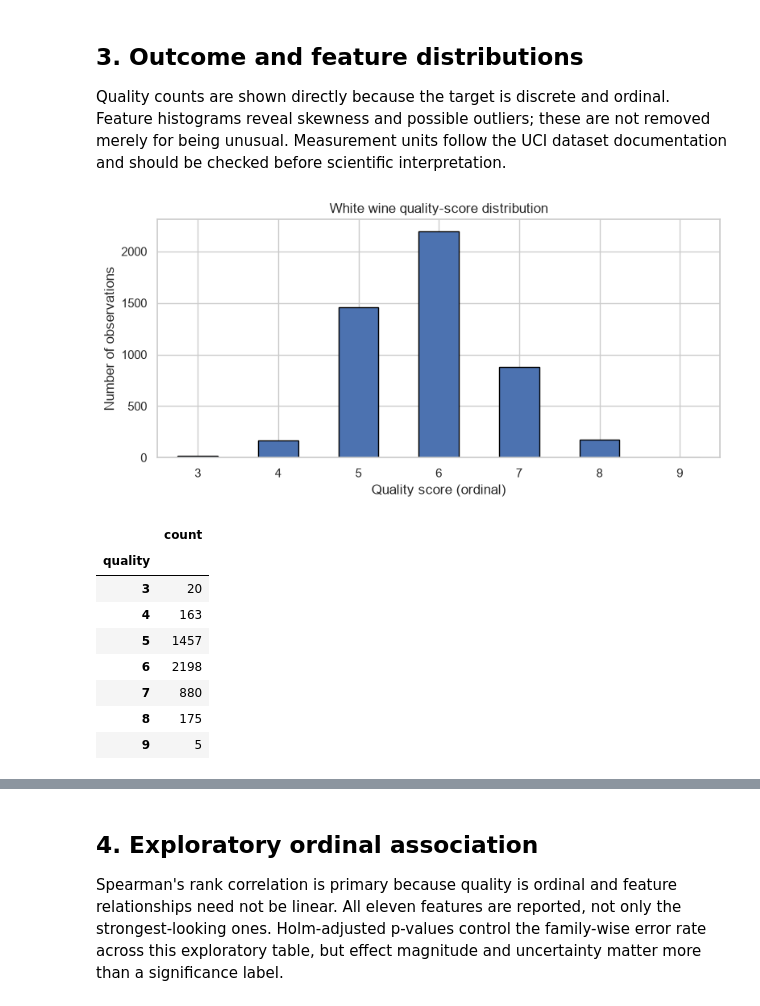
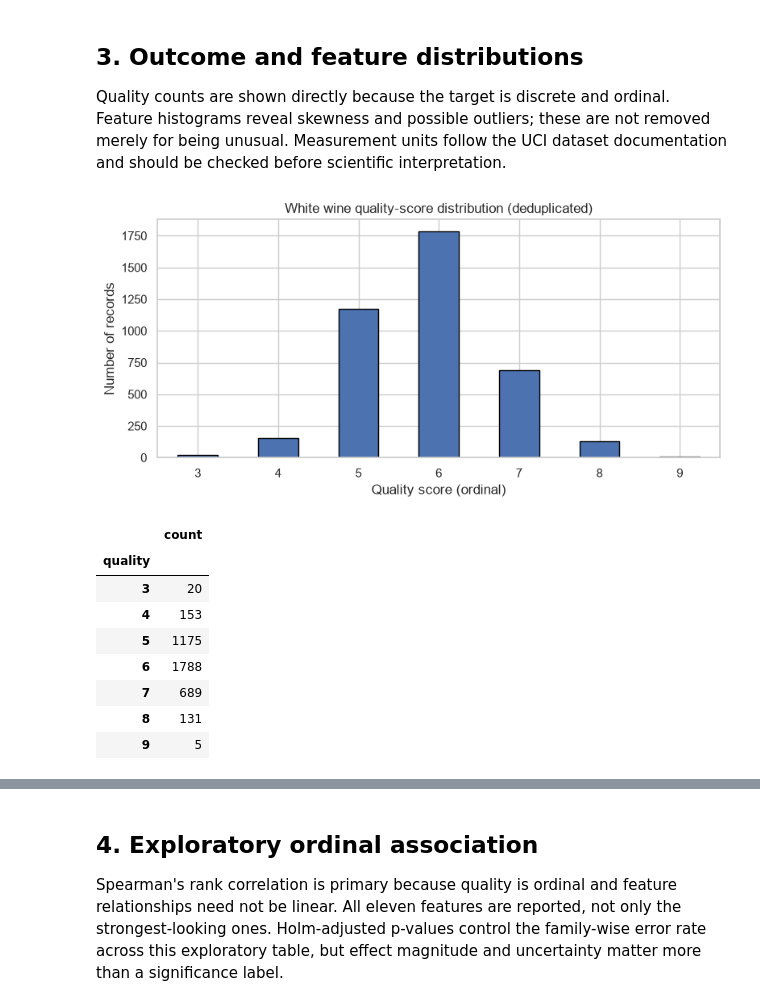
Before and after one commit to karimchaal911-web/PROJECTS, a Jupyter notebook: WINE QUALITY ANALYSIS/notebooks/WHITE_WINE_ANALYSIS.ipynb, the cells around one changed output, grey strips where cells are left out. Saved outputs shown, nothing was run; the diff lists cells and outputs as text; code cells hidden in the pictures.

Commit message:
Align report figures with deduplicated data

```diff
--- a/WINE QUALITY ANALYSIS/notebooks/WHITE_WINE_ANALYSIS.ipynb
+++ b/WINE QUALITY ANALYSIS/notebooks/WHITE_WINE_ANALYSIS.ipynb
@@ -124,23 +124,23 @@ descriptive_summary(white_raw).round(4)
 
 Quality counts are shown directly because the target is discrete and ordinal. Feature histograms reveal skewness and possible outliers; these are not removed merely for being unusual. Measurement units follow the UCI dataset documentation and should be checked before scientific interpretation.
 # %%
-quality_counts = white_raw["quality"].value_counts().sort_index()
+quality_counts = white_unique["quality"].value_counts().sort_index()
 ax = quality_counts.plot.bar(figsize=(8, 4), edgecolor="black")
-ax.set(title="White wine quality-score distribution", xlabel="Quality score (ordinal)", ylabel="Number of observations")
+ax.set(title="White wine quality-score distribution (deduplicated)", xlabel="Quality score (ordinal)", ylabel="Number of records")
 ax.tick_params(axis="x", rotation=0)
 plt.tight_layout()
 plt.savefig(FIGURES_DIR / "quality_score_distribution.png", dpi=300, bbox_inches="tight")
 plt.show()
 quality_counts.to_frame("count")
 # %% [output]
-[figure, old version]
+[figure, new version]
 |  | count |
 | quality |  |
 | 3 | 20 |
-| 4 | 163 |
-| 5 | 1457 |
-| 6 | 2198 |
-| 7 | 880 |
-| 8 | 175 |
+| 4 | 153 |
+| 5 | 1175 |
+| 6 | 1788 |
+| 7 | 689 |
+| 8 | 131 |
 | 9 | 5 |
 # %%
```
Also changed, not shown: parts of 1 cell of this notebook, 6 other files.
